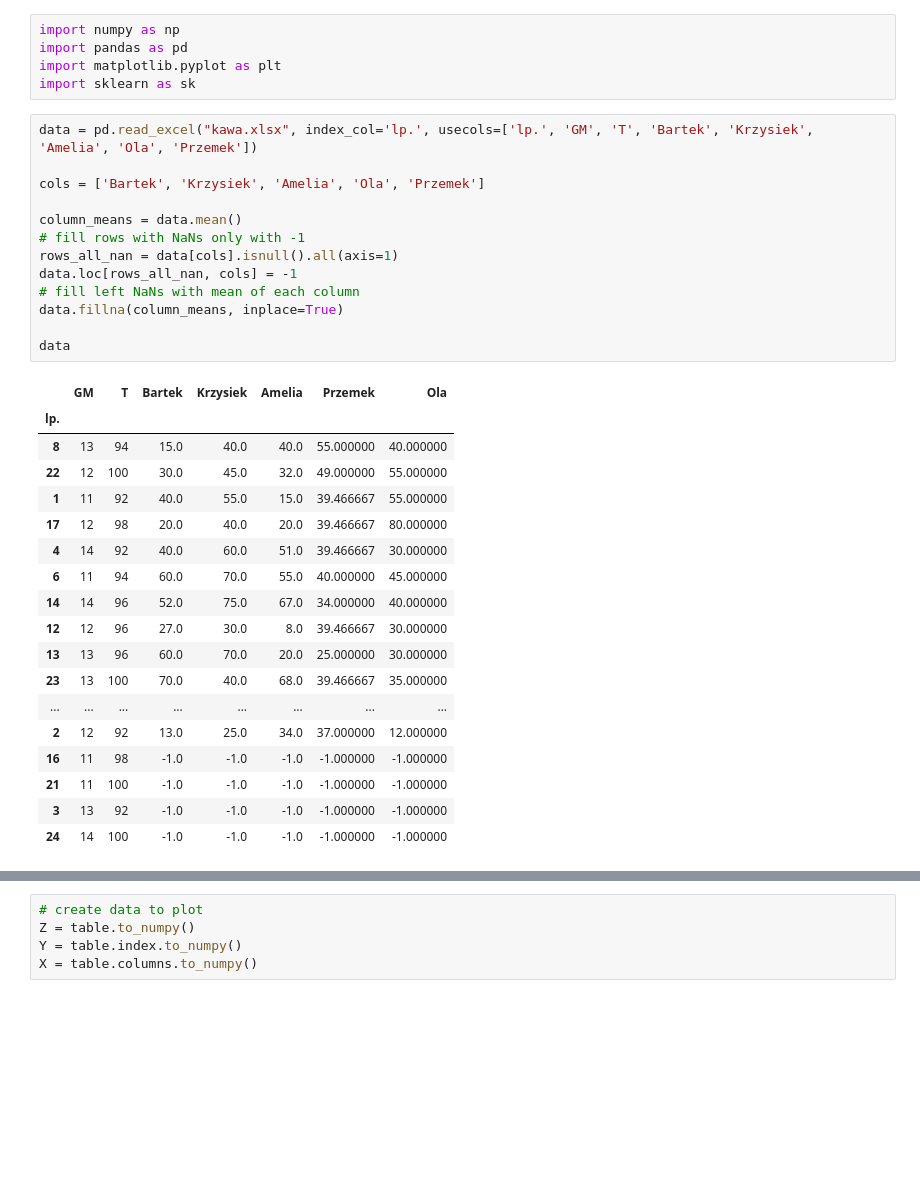
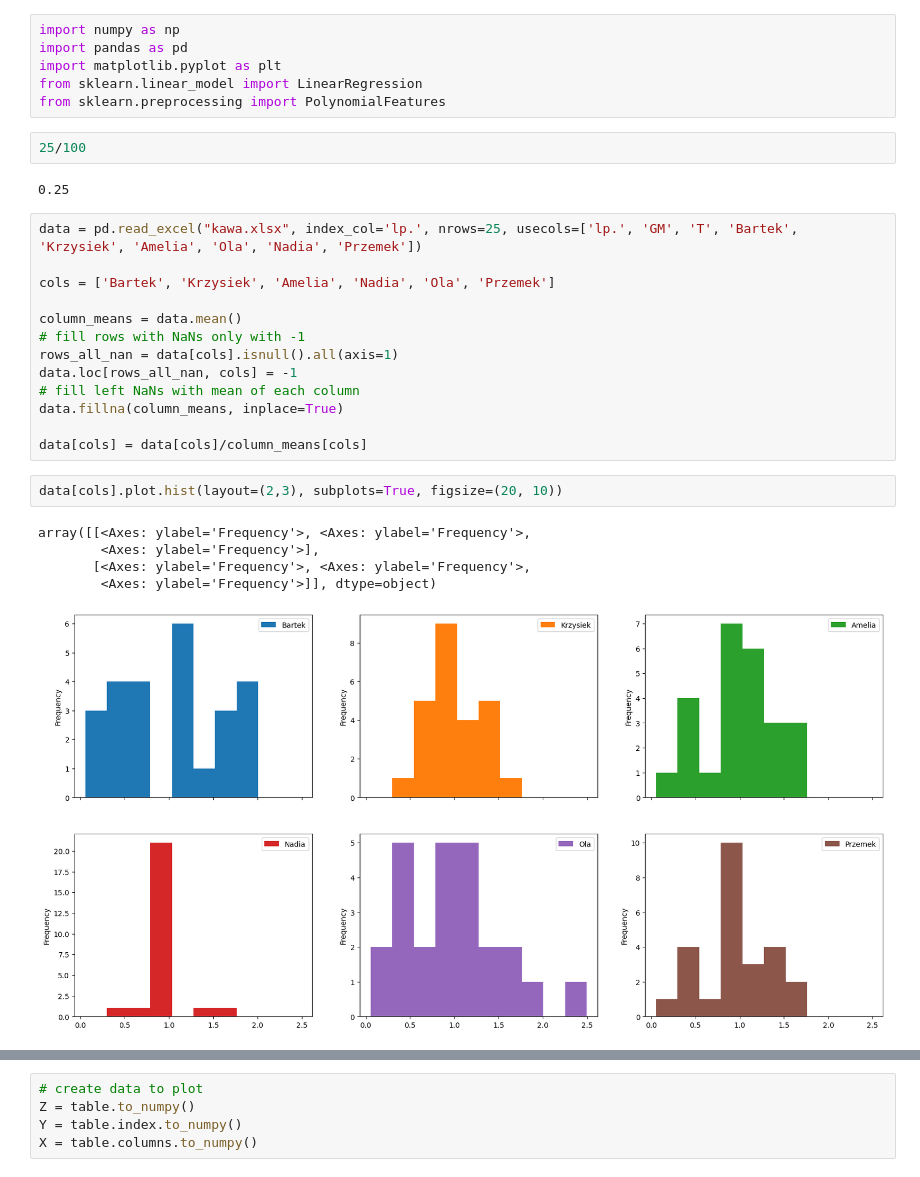
Before and after one commit to Krist0f0l0s/kawusia, a Jupyter notebook: kawa.ipynb, the cells around one changed output, grey strips where cells are left out. Drawn from its saved outputs; the diff is of its cells as text; blank space fills up the shorter version.

```diff
--- a/kawa.ipynb
+++ b/kawa.ipynb
@@ -2,11 +2,16 @@
 import numpy as np
 import pandas as pd
 import matplotlib.pyplot as plt
-import sklearn as sk
+from sklearn.linear_model import LinearRegression
+from sklearn.preprocessing import PolynomialFeatures
+# %%
+25/100
+# %% [output]
+0.25
 # %%
-data = pd.read_excel("kawa.xlsx", index_col='lp.', usecols=['lp.', 'GM', 'T', 'Bartek', 'Krzysiek', 'Amelia', 'Ola', 'Przemek'])
+data = pd.read_excel("kawa.xlsx", index_col='lp.', nrows=25, usecols=['lp.', 'GM', 'T', 'Bartek', 'Krzysiek', 'Amelia', 'Ola', 'Nadia', 'Przemek'])
 
-cols = ['Bartek', 'Krzysiek', 'Amelia', 'Ola', 'Przemek']
+cols = ['Bartek', 'Krzysiek', 'Amelia', 'Nadia', 'Ola', 'Przemek']
 
 column_means = data.mean()
 # fill rows with NaNs only with -1
@@ -15,26 +20,15 @@ data.loc[rows_all_nan, cols] = -1
 # fill left NaNs with mean of each column
 data.fillna(column_means, inplace=True)
 
-data
+data[cols] = data[cols]/column_means[cols]
-# %% [output]
-|  | GM | T | Bartek | Krzysiek | Amelia | Przemek | Ola |
-| lp. |  |  |  |  |  |  |  |
-| 8 | 13 | 94 | 15.0 | 40.0 | 40.0 | 55.000000 | 40.000000 |
-| 22 | 12 | 100 | 30.0 | 45.0 | 32.0 | 49.000000 | 55.000000 |
-| 1 | 11 | 92 | 40.0 | 55.0 | 15.0 | 39.466667 | 55.000000 |
-| 17 | 12 | 98 | 20.0 | 40.0 | 20.0 | 39.466667 | 80.000000 |
-| 4 | 14 | 92 | 40.0 | 60.0 | 51.0 | 39.466667 | 30.000000 |
-| 6 | 11 | 94 | 60.0 | 70.0 | 55.0 | 40.000000 | 45.000000 |
-| 14 | 14 | 96 | 52.0 | 75.0 | 67.0 | 34.000000 | 40.000000 |
-| 12 | 12 | 96 | 27.0 | 30.0 | 8.0 | 39.466667 | 30.000000 |
-| 13 | 13 | 96 | 60.0 | 70.0 | 20.0 | 25.000000 | 30.000000 |
-| 23 | 13 | 100 | 70.0 | 40.0 | 68.0 | 39.466667 | 35.000000 |
-| ... | ... | ... | ... | ... | ... | ... | ... |
-| 2 | 12 | 92 | 13.0 | 25.0 | 34.0 | 37.000000 | 12.000000 |
-| 16 | 11 | 98 | -1.0 | -1.0 | -1.0 | -1.000000 | -1.000000 |
-| 21 | 11 | 100 | -1.0 | -1.0 | -1.0 | -1.000000 | -1.000000 |
-| 3 | 13 | 92 | -1.0 | -1.0 | -1.0 | -1.000000 | -1.000000 |
-| 24 | 14 | 100 | -1.0 | -1.0 | -1.0 | -1.000000 | -1.000000 |
+# %%
+data[cols].plot.hist(layout=(2,3), subplots=True, figsize=(20, 10))
+# %% [output]
+array([[<Axes: ylabel='Frequency'>, <Axes: ylabel='Frequency'>,
+        <Axes: ylabel='Frequency'>],
+       [<Axes: ylabel='Frequency'>, <Axes: ylabel='Frequency'>,
+        <Axes: ylabel='Frequency'>]], dtype=object)
+[figure, added]
 # %%
 # calculate mean, and create pivot table
 data['mean'] = data[cols].agg(['mean'], axis=1)
```
Also changed, not shown: parts of 4 cells of this notebook, 1 other file.
